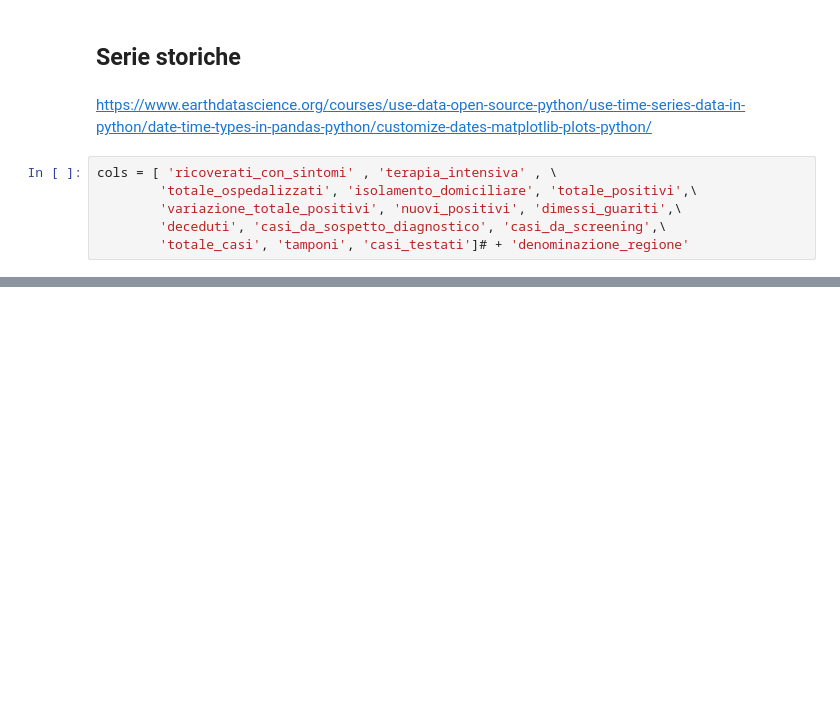
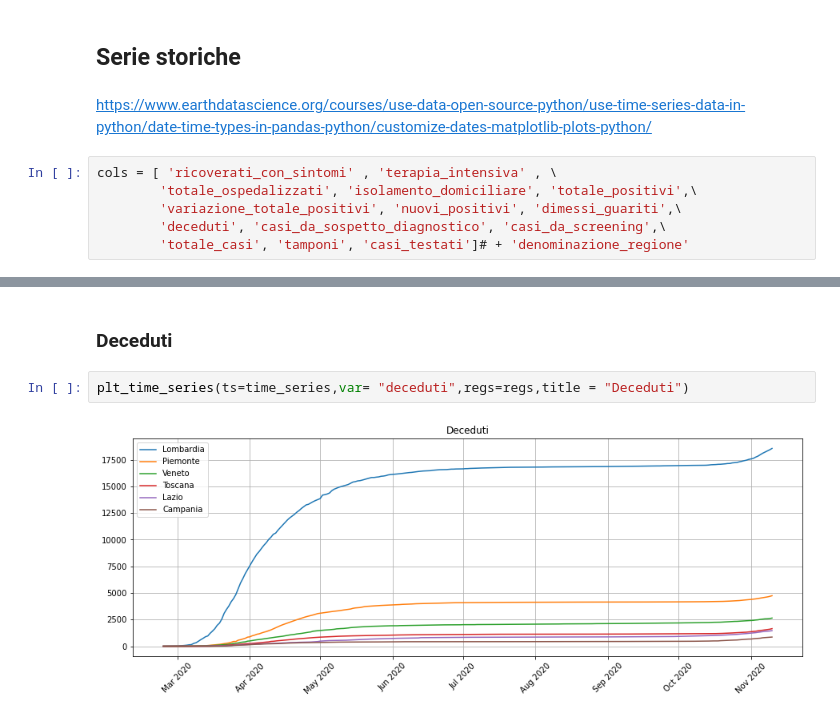
Before and after one commit to EliaStocco/COVID, a Jupyter notebook: covid.ipynb, the cells around one changed output, grey strips where cells are left out. Cells and saved outputs as stored; diff of their text form; blank space fills up the shorter version.

```diff
--- a/covid.ipynb
+++ b/covid.ipynb
@@ -196,0 +280,6 @@ for c in cols:
+# %% [markdown]
+### Deceduti
+# %%
+plt_time_series(ts=time_series,var= "deceduti",regs=regs,title = "Deceduti")
+# %% [output]
+[figure, added]
```
Also changed, not shown: parts of 14 cells of this notebook, 14 other files.
